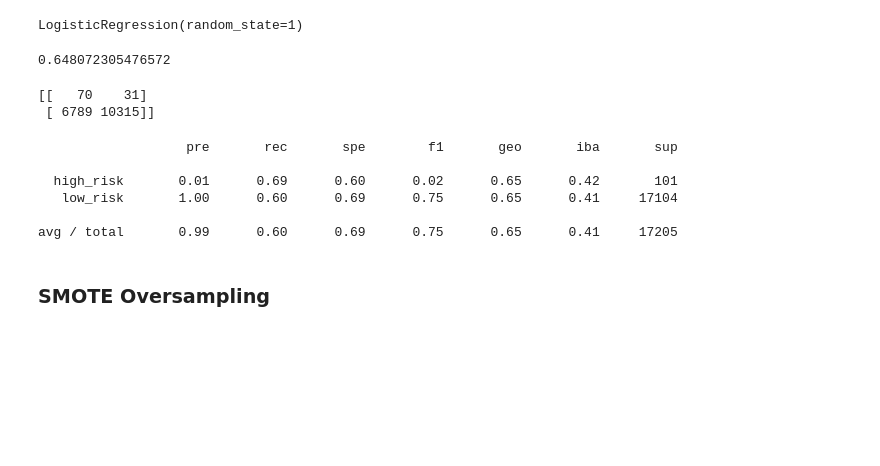
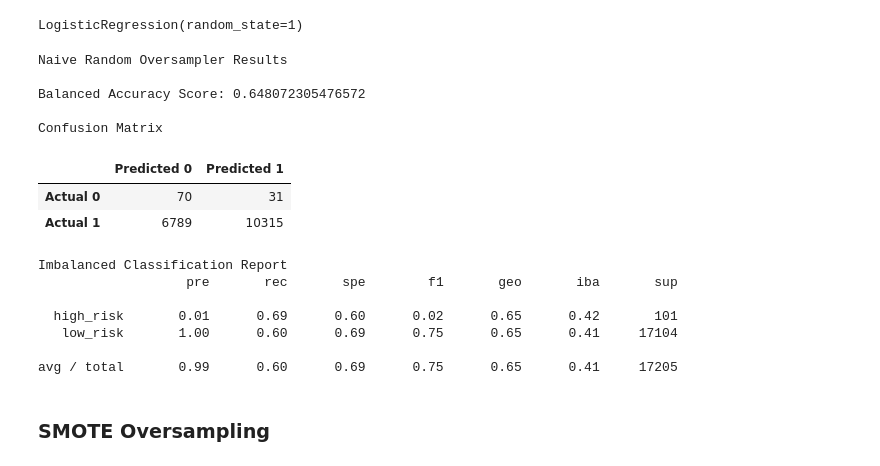
Before and after one commit to rkaysen63/Credit_Risk_Analysis, a Jupyter notebook: Resources/credit_risk_resampling.ipynb, the cells around one changed output. Cells and saved outputs as stored; diff of their text form; code cells hidden in the pictures; blank space fills up the shorter version.

```diff
--- a/Resources/credit_risk_resampling.ipynb
+++ b/Resources/credit_risk_resampling.ipynb
@@ -190,33 +174,41 @@ model.fit(X_resampled, y_resampled)
 LogisticRegression(random_state=1)
 # %%
 # Calculated the balanced accuracy score
-from sklearn.metrics import balanced_accuracy_score
-
 y_pred = model.predict(X_test)
-balanced_accuracy_score(y_test, y_pred)
+accuracy_score = balanced_accuracy_score(y_test, y_pred)
-# %% [output]
-0.648072305476572
 # %%
-# Display the confusion matrix
+# Display Confusion Matrix as DataFrame
 from sklearn.metrics import confusion_matrix
-
 cm = confusion_matrix(y_test, y_pred)
-print(cm)
+cm_df = pd.DataFrame(cm, index=["Actual 0", "Actual 1"],
+                     columns=["Predicted 0", "Predicted 1"])
-# %% [output]
-[[   70    31]
- [ 6789 10315]]
-# %%
-# Print the imbalanced classification report
-from imblearn.metrics import classification_report_imbalanced
-
-print(classification_report_imbalanced(y_test, y_pred))
-# %% [output]
-                   pre       rec       spe        f1       geo       iba       sup
-
-  high_risk       0.01      0.69      0.60      0.02      0.65      0.42       101
-   low_risk       1.00      0.60      0.69      0.75      0.65      0.41     17104
-
-avg / total       0.99      0.60      0.69      0.75      0.65      0.41     17205
+# %%
+# Display Results
+print("Naive Random Oversampler Results")
+print("")
+print(f"Balanced Accuracy Score: {accuracy_score}")
+print("")
+print("Confusion Matrix")
+display(cm_df)
+print("")
+print("Imbalanced Classification Report")
+print(classification_report_imbalanced(y_test, y_pred))
+# %% [output]
+Naive Random Oversampler Results
+
+Balanced Accuracy Score: 0.648072305476572
+
+Confusion Matrix
+|  | Predicted 0 | Predicted 1 |
+| Actual 0 | 70 | 31 |
+| Actual 1 | 6789 | 10315 |
+Imbalanced Classification Report
+                   pre       rec       spe        f1       geo       iba       sup
+
+  high_risk       0.01      0.69      0.60      0.02      0.65      0.42       101
+   low_risk       1.00      0.60      0.69      0.75      0.65      0.41     17104
+
+avg / total       0.99      0.60      0.69      0.75      0.65      0.41     17205
 # %% [markdown]
 ### SMOTE Oversampling
 # %%
```
Also changed, not shown: parts of 17 cells of this notebook, 1 other file.
